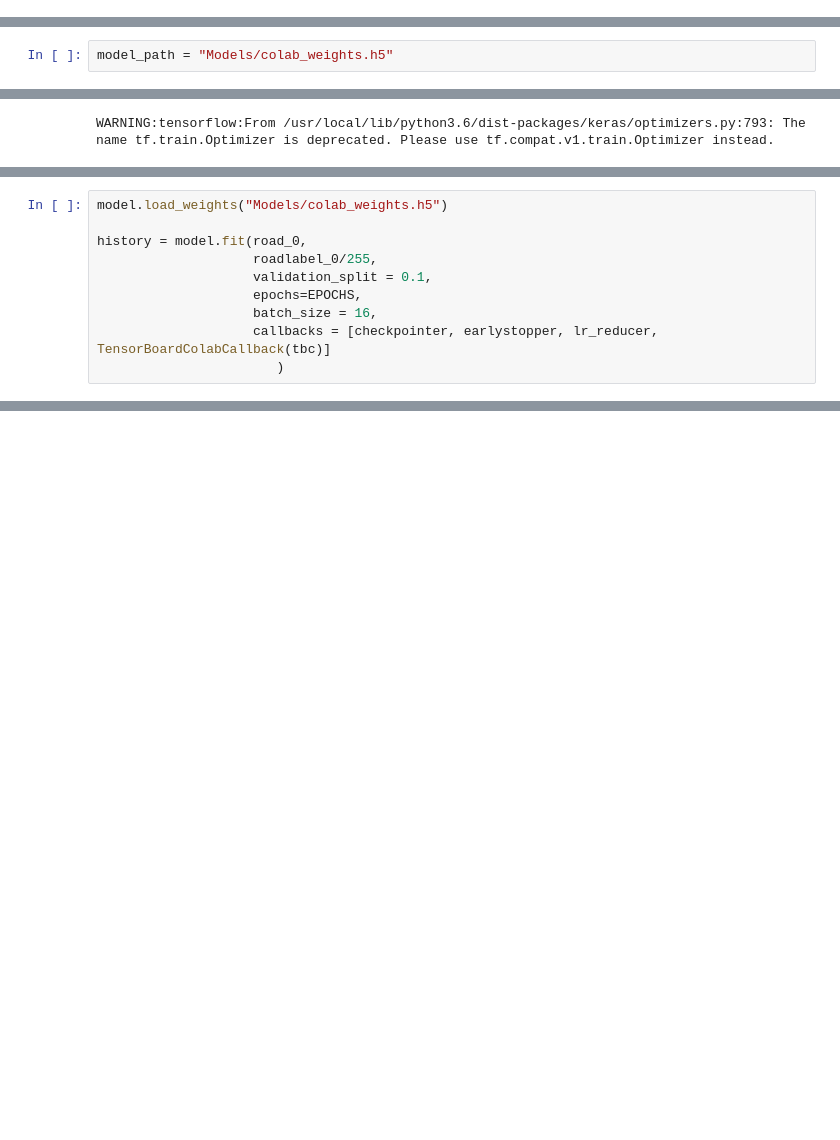
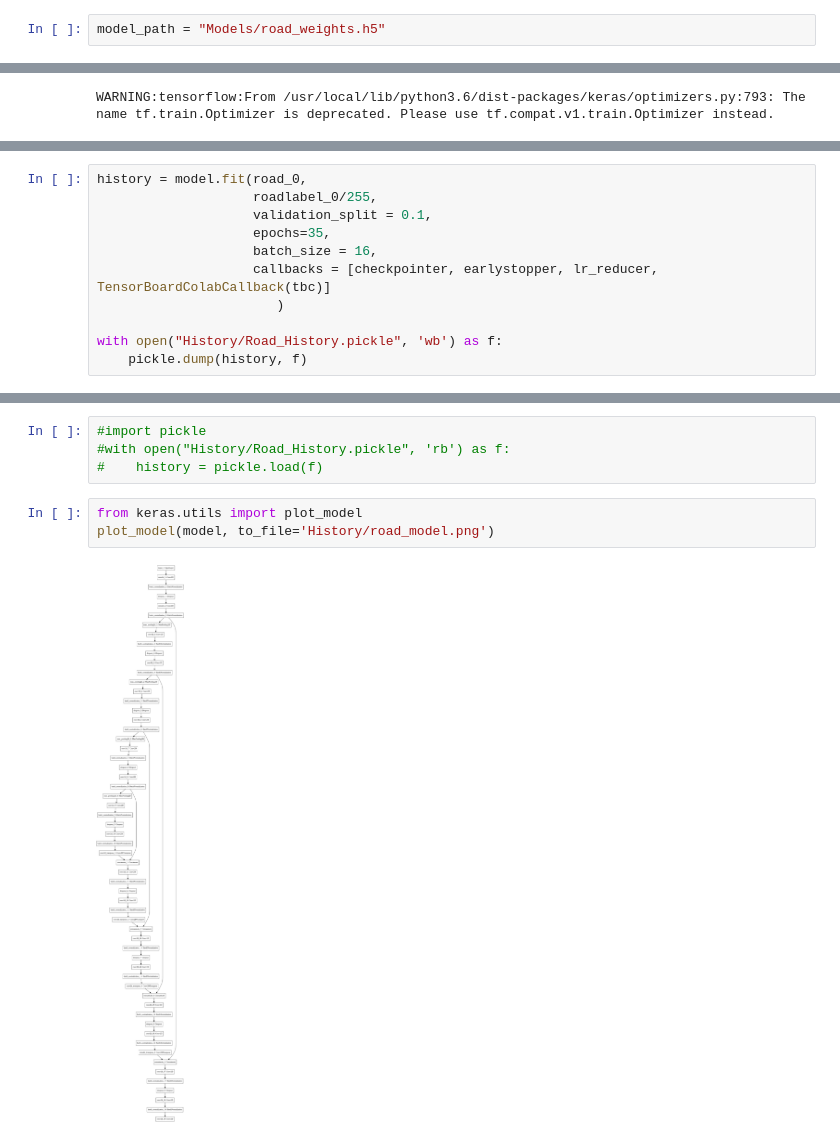
Before and after one commit to parshwa1999/Map-Segmentation, a Jupyter notebook: MapSeg.ipynb, the cells around one changed output, grey strips where cells are left out. Saved outputs shown, nothing was run; the diff lists cells and outputs as text; blank space fills up the shorter version.

```diff
--- a/MapSeg.ipynb
+++ b/MapSeg.ipynb
@@ -201,0 +207,2 @@ BATCH_SIZE = 16
+# %%
+model_path = "Models/road_weights.h5"
@@ -209,5 +218,3 @@ http://6dda75ea.ngrok.io
-# %%
-model_path = "Models/colab_weights.h5"
 # %%
 from keras.callbacks import ModelCheckpoint, ReduceLROnPlateau, EarlyStopping
 from datetime import datetime
@@ -240,11 +252,12 @@ WARNING:tensorflow:From /usr/local/lib/python3.6/dist-packages/keras/optimizers.
 # %%
-model.load_weights("Models/colab_weights.h5")
-
 history = model.fit(road_0,
                     roadlabel_0/255,
                     validation_split = 0.1,
-                    epochs=EPOCHS,
+                    epochs=35,
                     batch_size = 16,
                     callbacks = [checkpointer, earlystopper, lr_reducer, TensorBoardColabCallback(tbc)]
                        )
+
+with open("History/Road_History.pickle", 'wb') as f:
+    pickle.dump(history, f)
 # %% [output]
@@ -267,0 +281,9 @@ Epoch 00010: val_loss did not improve from 0.25671
+# %%
+#import pickle
+#with open("History/Road_History.pickle", 'rb') as f:
+#    history = pickle.load(f)
+# %%
+from keras.utils import plot_model
+plot_model(model, to_file='History/road_model.png')
+# %% [output]
+[figure, added]
```
Also changed, not shown: parts of 24 cells of this notebook.
